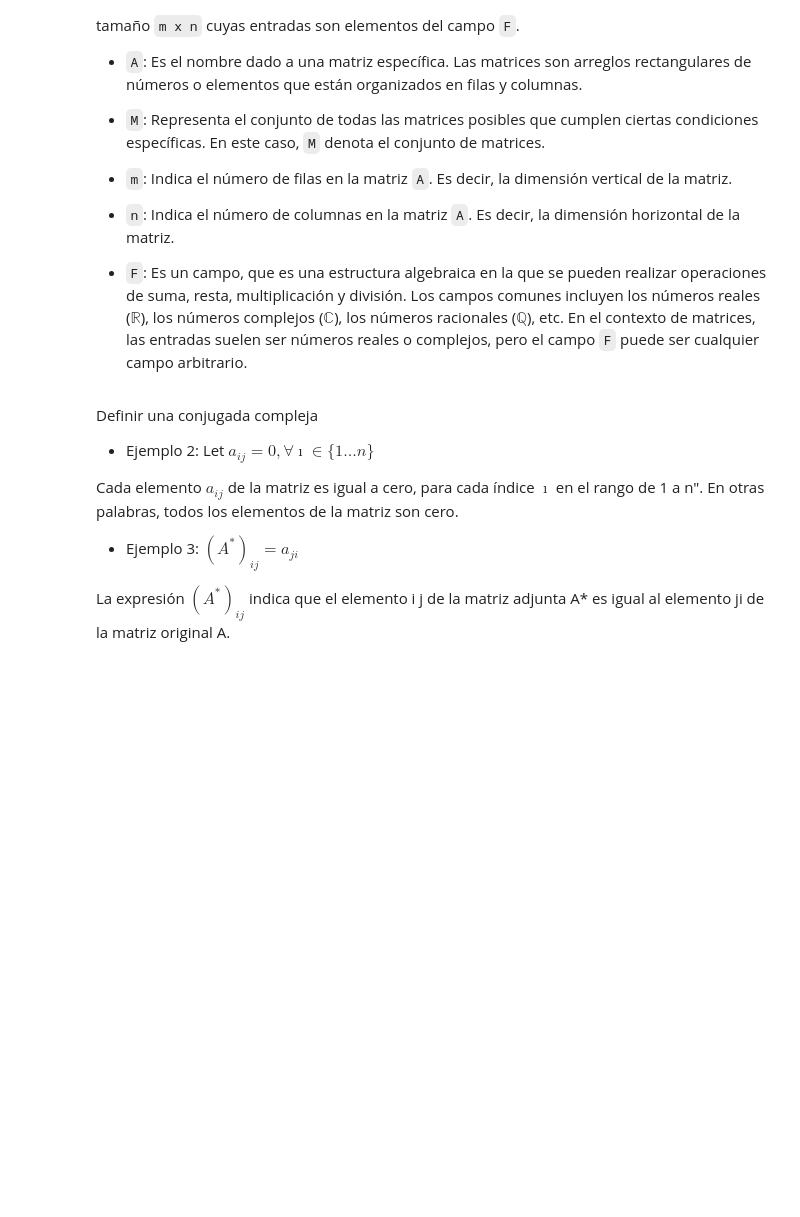
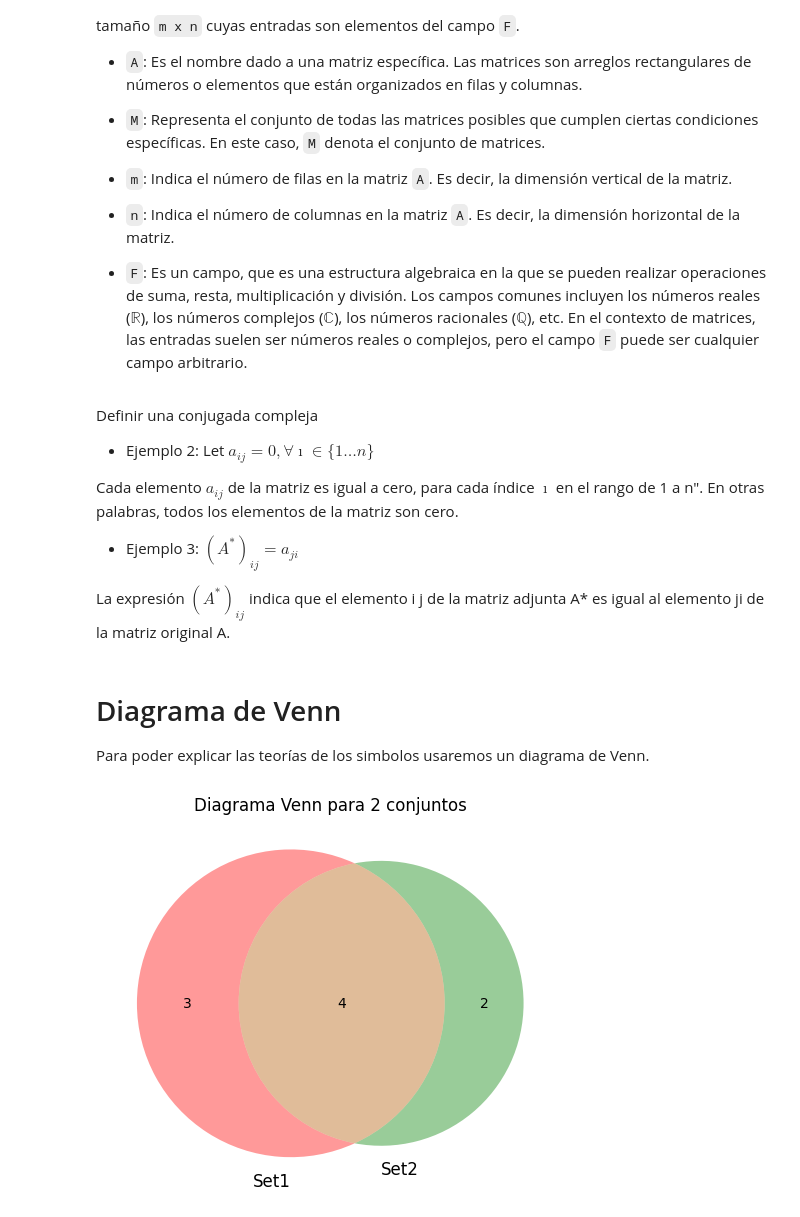
Before and after one commit to jmhrivera/own_documentation, a Jupyter notebook: Data Scientist/Linear Algebra/Matemáticas Básicas/4.- Simbolos para formulas.ipynb, the cells around one changed output. Saved outputs shown, nothing was run; the diff lists cells and outputs as text; code cells hidden in the pictures; blank space fills up the shorter version.

```diff
--- a/Data Scientist/Linear Algebra/Matemáticas Básicas/4.- Simbolos para formulas.ipynb
+++ b/Data Scientist/Linear Algebra/Matemáticas Básicas/4.- Simbolos para formulas.ipynb
@@ -106,3 +106,24 @@ Cada elemento $a_{ij}$ de la matriz es igual a cero, para cada índice $\imath$
 - Ejemplo 3: $(A^*)_{ij} = a_{ji} $
 
 La expresión $(A^*)_{ij}$ indica que el elemento i j de la matriz adjunta A* es igual al elemento ji de la matriz original A.
+# %% [markdown]
+# Diagrama de Venn
+
+Para poder explicar las teorías de los simbolos usaremos un diagrama de Venn.
+# %%
+import matplotlib.pyplot as plt
+from matplotlib_venn import venn2, venn3
+
+set1 = {'A', 'B', 'C', 'D','E','F','G'}
+set2 = {'C', 'D', 'E', 'F','X','Z'}
+
+
+def venn_diagram_2_sets(set1,set2):
+    venn= venn2([set1,set2],['Set1','Set2'])
+
+    plt.title('Diagrama Venn para 2 conjuntos')
+    plt.show()
+
+venn_diagram_2_sets(set1,set2)
+# %% [output]
+[figure, added]
```
Also changed, not shown: parts of 10 cells of this notebook, 36 other files.
